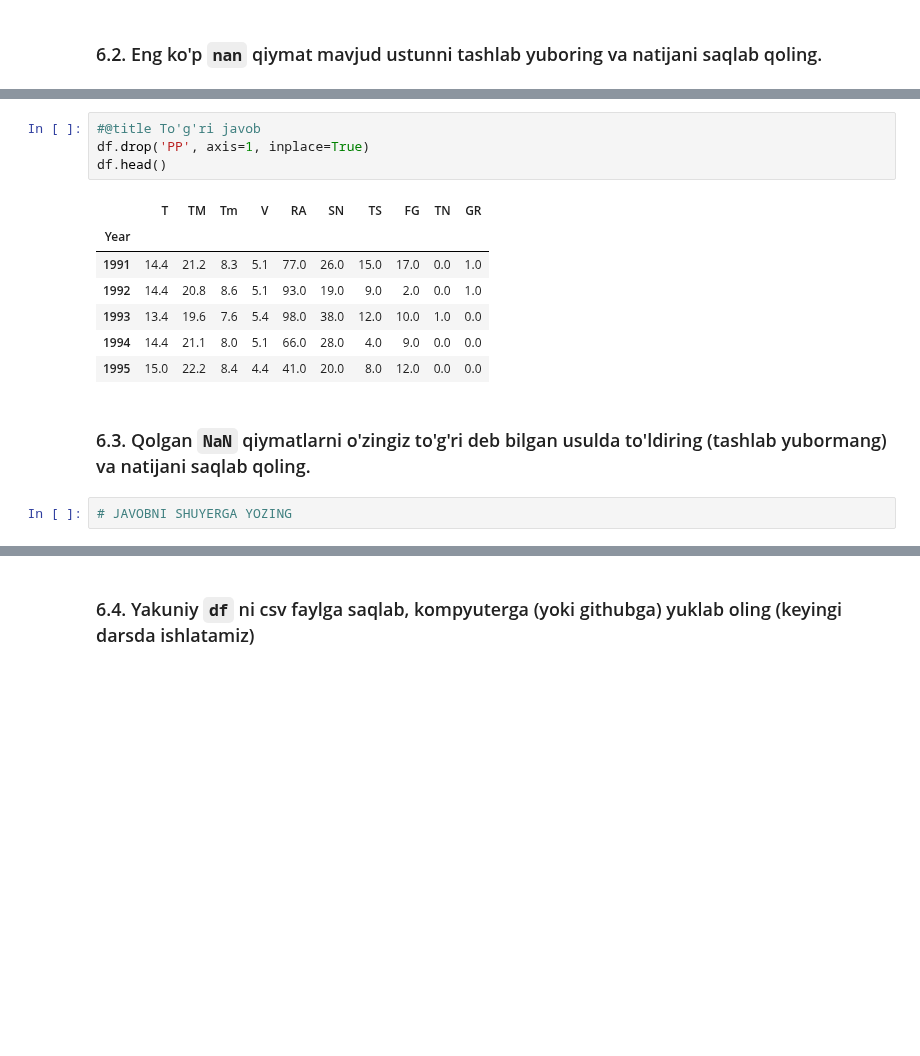
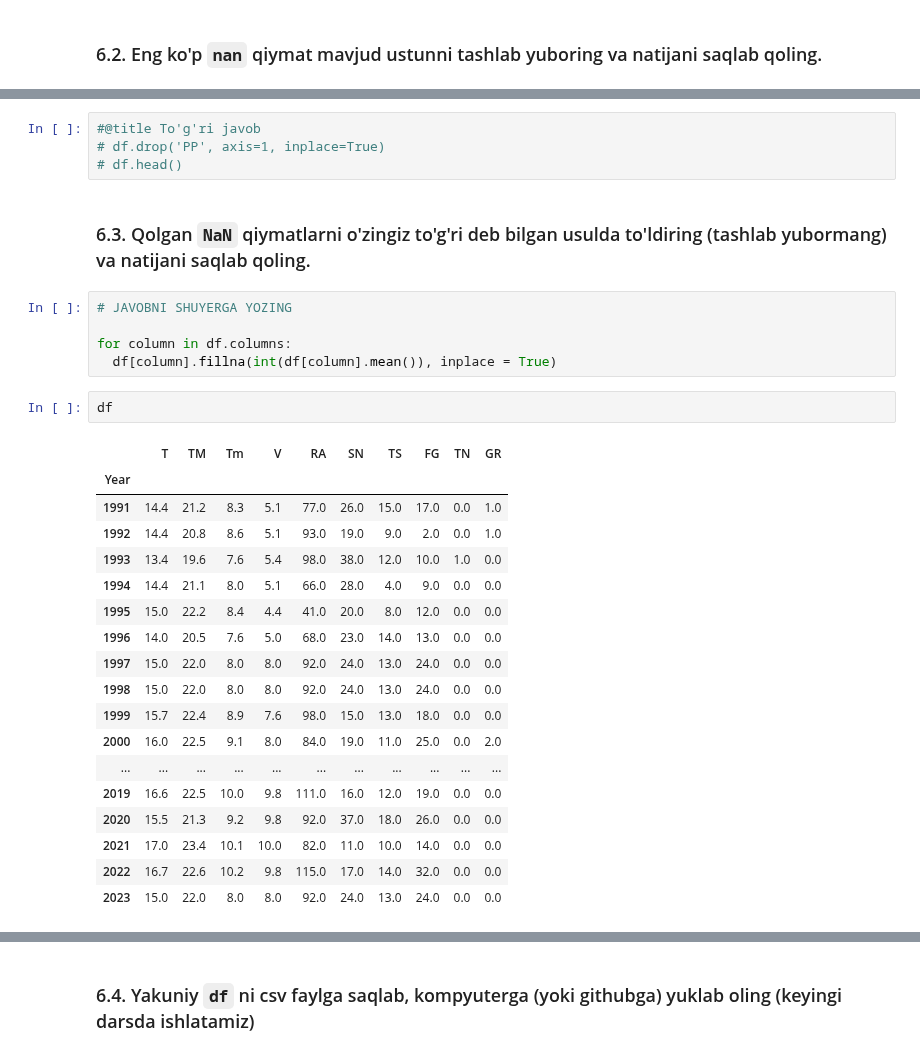
Before and after one commit to Shermukhammat/Mohirdev_Data_Science_praktikum, a Jupyter notebook: visualization/04_VISUAL_AMALIYOT_01_matplotlib.ipynb, the cells around one changed output, grey strips where cells are left out. Saved outputs shown, nothing was run; the diff lists cells and outputs as text; blank space fills up the shorter version.

```diff
--- a/visualization/04_VISUAL_AMALIYOT_01_matplotlib.ipynb
+++ b/visualization/04_VISUAL_AMALIYOT_01_matplotlib.ipynb
@@ -208,19 +240,35 @@ dtype: float64
 # %%
 #@title To'g'ri javob
-df.drop('PP', axis=1, inplace=True)
-df.head()
+# df.drop('PP', axis=1, inplace=True)
+# df.head()
-# %% [output]
-|  | T | TM | Tm | V | RA | SN | TS | FG | TN | GR |
-| Year |  |  |  |  |  |  |  |  |  |  |
-| 1991 | 14.4 | 21.2 | 8.3 | 5.1 | 77.0 | 26.0 | 15.0 | 17.0 | 0.0 | 1.0 |
-| 1992 | 14.4 | 20.8 | 8.6 | 5.1 | 93.0 | 19.0 | 9.0 | 2.0 | 0.0 | 1.0 |
-| 1993 | 13.4 | 19.6 | 7.6 | 5.4 | 98.0 | 38.0 | 12.0 | 10.0 | 1.0 | 0.0 |
-| 1994 | 14.4 | 21.1 | 8.0 | 5.1 | 66.0 | 28.0 | 4.0 | 9.0 | 0.0 | 0.0 |
-| 1995 | 15.0 | 22.2 | 8.4 | 4.4 | 41.0 | 20.0 | 8.0 | 12.0 | 0.0 | 0.0 |
 # %% [markdown]
 ### 6.3. Qolgan `NaN` qiymatlarni o'zingiz to'g'ri deb bilgan usulda to'ldiring (tashlab yubormang) va natijani saqlab qoling.
-# %%
-# JAVOBNI SHUYERGA YOZING
+# %%
+# JAVOBNI SHUYERGA YOZING
+
+for column in df.columns:
+  df[column].fillna(int(df[column].mean()), inplace = True)
+# %%
+df
+# %% [output]
+|  | T | TM | Tm | V | RA | SN | TS | FG | TN | GR |
+| Year |  |  |  |  |  |  |  |  |  |  |
+| 1991 | 14.4 | 21.2 | 8.3 | 5.1 | 77.0 | 26.0 | 15.0 | 17.0 | 0.0 | 1.0 |
+| 1992 | 14.4 | 20.8 | 8.6 | 5.1 | 93.0 | 19.0 | 9.0 | 2.0 | 0.0 | 1.0 |
+| 1993 | 13.4 | 19.6 | 7.6 | 5.4 | 98.0 | 38.0 | 12.0 | 10.0 | 1.0 | 0.0 |
+| 1994 | 14.4 | 21.1 | 8.0 | 5.1 | 66.0 | 28.0 | 4.0 | 9.0 | 0.0 | 0.0 |
+| 1995 | 15.0 | 22.2 | 8.4 | 4.4 | 41.0 | 20.0 | 8.0 | 12.0 | 0.0 | 0.0 |
+| 1996 | 14.0 | 20.5 | 7.6 | 5.0 | 68.0 | 23.0 | 14.0 | 13.0 | 0.0 | 0.0 |
+| 1997 | 15.0 | 22.0 | 8.0 | 8.0 | 92.0 | 24.0 | 13.0 | 24.0 | 0.0 | 0.0 |
+| 1998 | 15.0 | 22.0 | 8.0 | 8.0 | 92.0 | 24.0 | 13.0 | 24.0 | 0.0 | 0.0 |
+| 1999 | 15.7 | 22.4 | 8.9 | 7.6 | 98.0 | 15.0 | 13.0 | 18.0 | 0.0 | 0.0 |
+| 2000 | 16.0 | 22.5 | 9.1 | 8.0 | 84.0 | 19.0 | 11.0 | 25.0 | 0.0 | 2.0 |
+| ... | ... | ... | ... | ... | ... | ... | ... | ... | ... | ... |
+| 2019 | 16.6 | 22.5 | 10.0 | 9.8 | 111.0 | 16.0 | 12.0 | 19.0 | 0.0 | 0.0 |
+| 2020 | 15.5 | 21.3 | 9.2 | 9.8 | 92.0 | 37.0 | 18.0 | 26.0 | 0.0 | 0.0 |
+| 2021 | 17.0 | 23.4 | 10.1 | 10.0 | 82.0 | 11.0 | 10.0 | 14.0 | 0.0 | 0.0 |
+| 2022 | 16.7 | 22.6 | 10.2 | 9.8 | 115.0 | 17.0 | 14.0 | 32.0 | 0.0 | 0.0 |
+| 2023 | 15.0 | 22.0 | 8.0 | 8.0 | 92.0 | 24.0 | 13.0 | 24.0 | 0.0 | 0.0 |
 # %%
 #@title Javobga misol:
 df.fillna(method='ffill', inplace=True)
```
Also changed, not shown: parts of 17 cells of this notebook.
